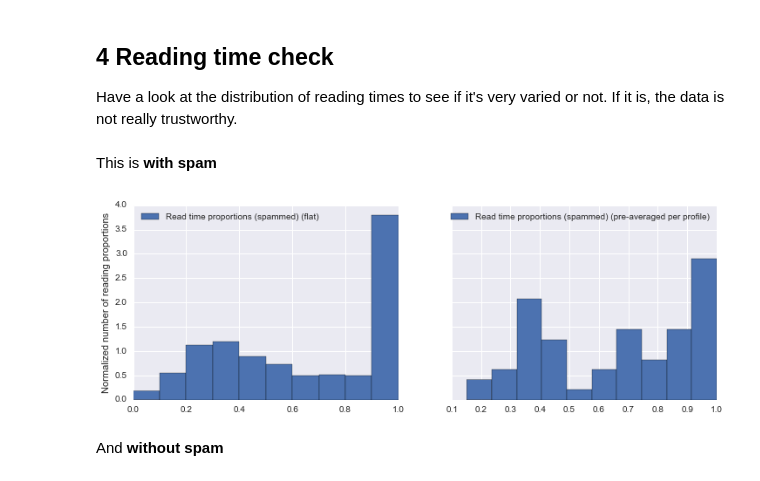
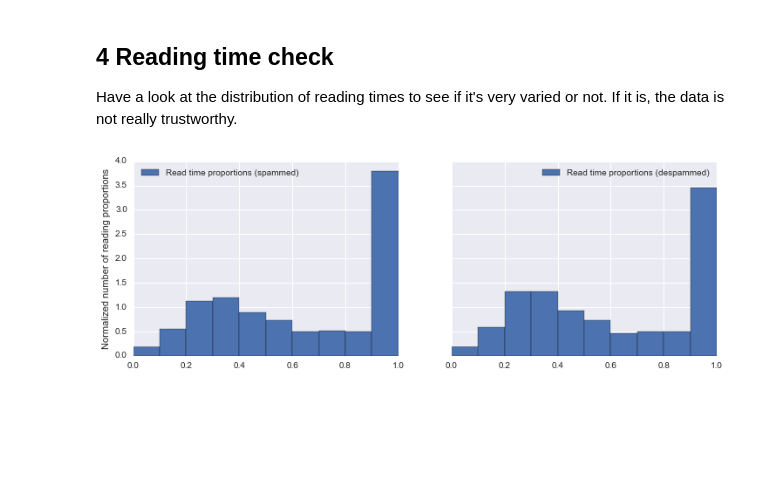
Before and after one commit to interpretation-experiment/analysis, a Jupyter notebook: notebooks/descriptive_stats.ipynb, the cells around one changed output. Drawn from its saved outputs; the diff is of its cells as text; code cells hidden in the pictures; blank space fills up the shorter version.

```diff
--- a/notebooks/descriptive_stats.ipynb
+++ b/notebooks/descriptive_stats.ipynb
@@ -45,8 +45,6 @@ Spam represents 22.4% of the sentences
 Compute the variables
 # %%
 profiles = Profile.objects.all()
-raw_rates_spam = []
-ordered_content_rates_spam = []
 raw_rates = []
 ordered_content_rates = []
 word_span_scores = []
@@ -58,9 +56,6 @@ print('Computing variables on {} profiles...'.format(len(profiles)), end='')
 for i, profile in enumerate(profiles):
     try:
         print(' {}'.format(i + 1), end='')
-        raw_rates_spam.append(profile.transformation_rate('raw', with_spam=True))
-        ordered_content_rates_spam.append(profile.transformation_rate('ordered_content',
-                                                                      with_spam=True))
         raw_rates.append(profile.transformation_rate('raw'))
         ordered_content_rates.append(profile.transformation_rate('ordered_content'))
         word_span_scores.append(profile.word_span.score)
@@ -72,8 +67,6 @@ for i, profile in enumerate(profiles):
         pass
 
 profiles_interactions = DataFrame({
-        'raw TR (spammed)': raw_rates_spam,
-        'ordered content TR (spammed)': ordered_content_rates_spam,
         'raw TR': raw_rates,
         'ordered content TR': ordered_content_rates,
         'word span score': word_span_scores,
@@ -133,10 +110,7 @@ sb.pairplot(profiles_interactions, hue='job type',
 Have a look at the distribution of reading times to see if it's very varied or not. If it is, the data is not really trustworthy.
 # %%
 read_proportions_spam = []
-read_proportions_profiles_detailed_spam = []
-
 read_proportions = []
-read_proportions_profiles_detailed = []
 
 for profile in profiles:
 
@@ -145,34 +119,20 @@ for profile in profiles:
         # Profile has no reformulations
         continue
 
-    profile_read_proportions_spam = \
-        [sentence.read_time_proportion for sentence in profile_sentences]
-    read_proportions_spam.extend(profile_read_proportions_spam)
-    read_proportions_profiles_detailed_spam.append(np.array(profile_read_proportions_spam))
-
-    profile_read_proportions = \
-        [sentence.read_time_proportion for sentence in profile_sentences if not sentence.spam]
-    read_proportions.extend(profile_read_proportions)
-    read_proportions_profiles_detailed.append(np.array(profile_read_proportions))
+    read_proportions_spam.extend([sentence.read_time_proportion
+                                  for sentence in profile_sentences])
+    read_proportions.extend([sentence.read_time_proportion
+                             for sentence in profile_sentences
+                             if not sentence.spam])
 
 read_proportions_spam = np.array(read_proportions_spam)
-read_proportions_profiles_spam = \
-    np.array(list(map(lambda l: l.mean(), read_proportions_profiles_detailed_spam)))
-
 read_proportions = np.array(read_proportions)
-read_proportions_profiles = \
-    np.array(list(map(lambda l: l.mean(), read_proportions_profiles_detailed)))
-# %% [markdown]
-This is **with spam**
 # %%
-fig, axes = plt.subplots(1, 2, figsize=(12, 4), sharey=True)
-axes[0].hist(read_proportions_spam, normed=True, label='Read time proportions (spammed) (flat)')
+fig, axes = plt.subplots(1, 2, figsize=(12, 4), sharex=True, sharey=True)
+axes[0].hist(read_proportions_spam, normed=True, label='Read time proportions (spammed)')
 axes[0].legend(loc='best')
-axes[1].hist(read_proportions_profiles_spam, normed=True,
-             label='Read time proportions (spammed) (pre-averaged per profile)')
+axes[1].hist(read_proportions, normed=True, label='Read time proportions (despammed)')
 axes[1].legend(loc='best')
 axes[0].set_ylabel('Normalized number of reading proportions');
 # %% [output]
-[figure, old version]
+[figure, new version]
-# %% [markdown]
-And **without spam**
```
Also changed, not shown: parts of 10 cells of this notebook.
